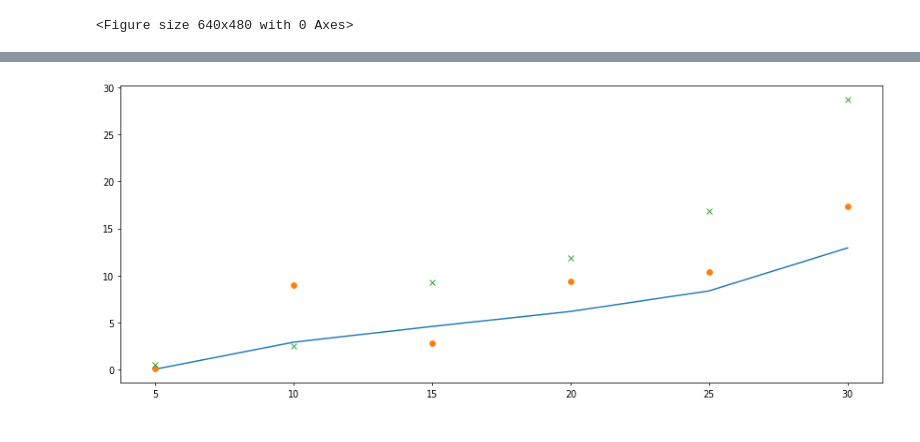
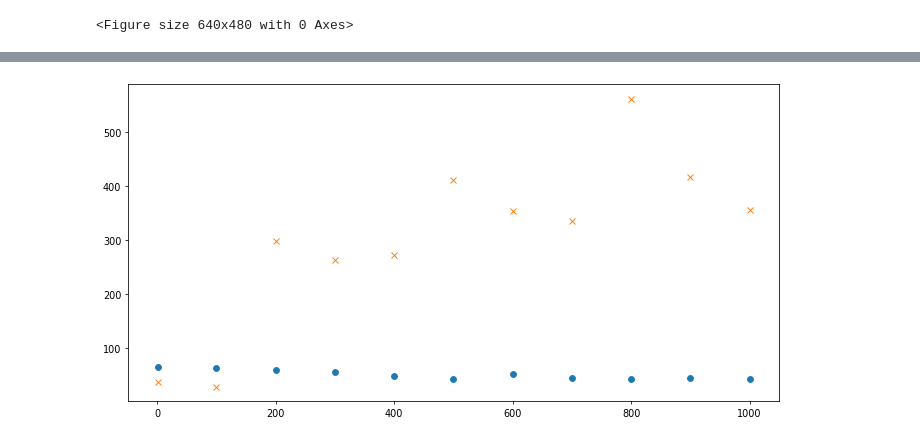
Before and after one commit to malachyoconnor/MQTT-GO, a Jupyter notebook: data/Graphs.ipynb, the cells around one changed output, grey strips where cells are left out. Saved outputs shown, nothing was run; the diff lists cells and outputs as text; code cells hidden in the pictures.

```diff
--- a/data/Graphs.ipynb
+++ b/data/Graphs.ipynb
@@ -113,25 +115,35 @@ plt.show()
-# %%
-client_range = range(5, 31, 5)
-xpoints = [x for x in client_range]
-
-figure(figsize=(15, 6), dpi=70)
-
-# udp_loss = get_loss_from_csv(dir_path + "\\lossTests\\UDP\\buffer128KB\\", client_range, "clients")
-# plt.plot(xpoints, udp_loss, '.')
-
-# udp_loss = get_loss_from_csv(dir_path + "\\lossTests\\UDP\\buffer512KB\\", client_range, "clients")
-# plt.plot(xpoints, udp_loss, 'o')
-
-udp_loss = get_loss_from_csv(dir_path + "\\lossTests\\UDP\\buffer1024KB\\1\\", client_range, "clients")
-plt.plot(xpoints, udp_loss)
-
-udp_loss = get_loss_from_csv(dir_path + "\\lossTests\\UDP\\buffer1024KB\\128\\", client_range, "clients")
-plt.plot(xpoints, udp_loss, 'o')
-
-udp_loss = get_loss_from_csv(dir_path + "\\lossTests\\UDP\\buffer1024KB\\1024\\", client_range, "clients")
-plt.plot(xpoints, udp_loss, 'x')
-
-
-plt.show()
-# %% [output]
-[figure, removed]
+# %%
+def latency_load(numClients, location, client_range, filename):
+    with open(location+str(numClients)+'_' + filename + '.csv', newline='') as csvfile:
+        spamreader = csv.reader(csvfile, delimiter=',', quotechar='|')
+        latencies = []
+        for row in spamreader:
+            for i in range(0, len([x for x in row if x != ""])):
+                latencies.append(float(row[i]))
+        return np.array(latencies)
+
+def get_latency_from_csv(location, client_range, filename):
+    serverReceiveLatency, serverSendLatency = [], []
+    for numClients in client_range:
+        recLatency = latency_load(numClients, location, client_range, filename + "_rec")
+        sendLatency = latency_load(numClients, location, client_range, filename + "_send")
+
+        serverReceiveLatency.append(np.mean(recLatency))
+        serverSendLatency.append(np.mean(sendLatency))
+
+    return np.array(serverReceiveLatency), np.array(serverSendLatency)
+# %%
+byte_range = [x for x in range(100, 1001, 100)]
+byte_range = [1] + byte_range
+xpoints = [x for x in byte_range]
+
+
+figure(figsize=(12, 6), dpi=70)
+
+TCP_rec_latency, TCP_send_latency = get_latency_from_csv(dir_path + "\\latencyTests\\TCP\\client_100\\", byte_range, "bytes")
+
+plt.plot(xpoints, TCP_rec_latency, 'o')
+plt.plot(xpoints, TCP_send_latency, 'x')
+plt.show()
+# %% [output]
+[figure, added]
```
Also changed, not shown: parts of 11 cells of this notebook, 26 other files.
